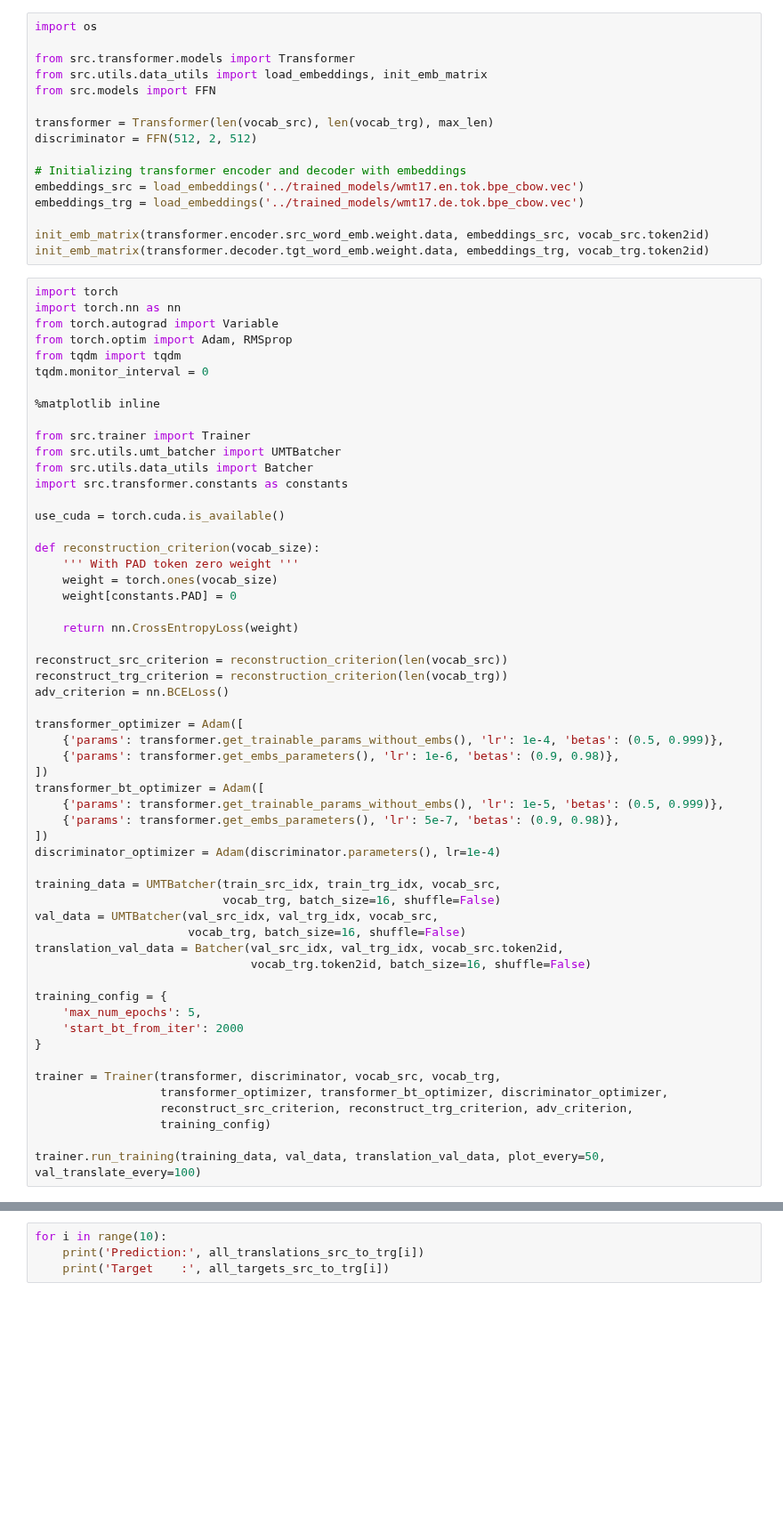
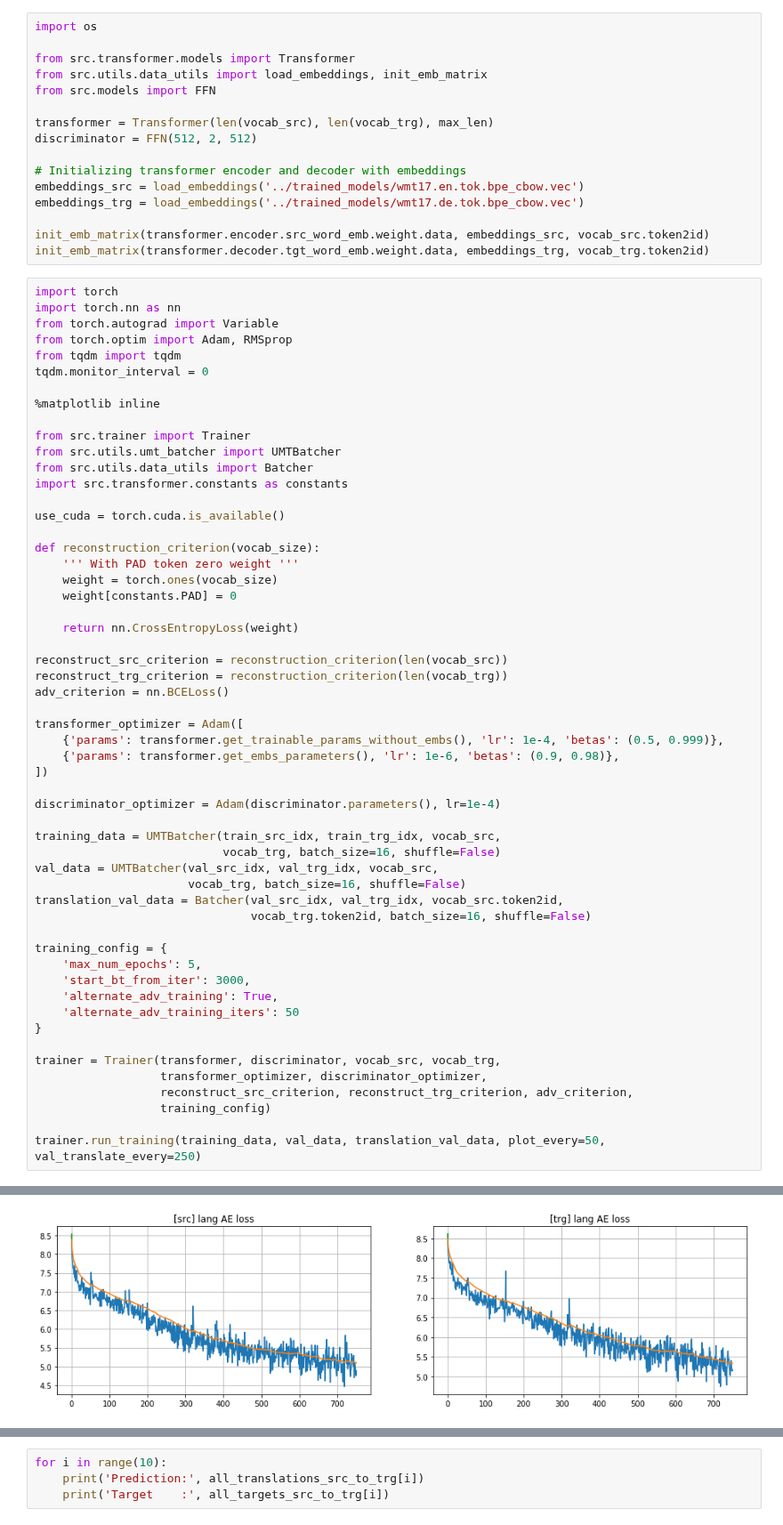
Before and after one commit to universome/text-style-transfer, a Jupyter notebook: notebooks/unsupervised-mt.ipynb, the cells around one changed output, grey strips where cells are left out. Shown at 89% size. Cells and saved outputs as stored; diff of their text form; blank space fills up the shorter version.

Commit message:
feat: alternate training between generator and discriminator

```diff
--- a/notebooks/unsupervised-mt.ipynb
+++ b/notebooks/unsupervised-mt.ipynb
@@ -81,10 +81,7 @@ transformer_optimizer = Adam([
     {'params': transformer.get_trainable_params_without_embs(), 'lr': 1e-4, 'betas': (0.5, 0.999)},
     {'params': transformer.get_embs_parameters(), 'lr': 1e-6, 'betas': (0.9, 0.98)},
 ])
-transformer_bt_optimizer = Adam([
-    {'params': transformer.get_trainable_params_without_embs(), 'lr': 1e-5, 'betas': (0.5, 0.999)},
-    {'params': transformer.get_embs_parameters(), 'lr': 5e-7, 'betas': (0.9, 0.98)},
-])
+
 discriminator_optimizer = Adam(discriminator.parameters(), lr=1e-4)
 
 training_data = UMTBatcher(train_src_idx, train_trg_idx, vocab_src,
@@ -96,13 +93,15 @@ translation_val_data = Batcher(val_src_idx, val_trg_idx, vocab_src.token2id,
 
 training_config = {
     'max_num_epochs': 5,
-    'start_bt_from_iter': 2000
+    'start_bt_from_iter': 3000,
+    'alternate_adv_training': True,
+    'alternate_adv_training_iters': 50
 }
 
 trainer = Trainer(transformer, discriminator, vocab_src, vocab_trg,
-                  transformer_optimizer, transformer_bt_optimizer, discriminator_optimizer,
+                  transformer_optimizer, discriminator_optimizer,
                   reconstruct_src_criterion, reconstruct_trg_criterion, adv_criterion,
                   training_config)
 
-trainer.run_training(training_data, val_data, translation_val_data, plot_every=50, val_translate_every=100)
+trainer.run_training(training_data, val_data, translation_val_data, plot_every=50, val_translate_every=250)
 # %% [output]
@@ -109,0 +108 @@ RuntimeError: Trying to backward through the graph a second time, but the buffer
+[figure, added]
```
Also changed, not shown: parts of 1 cell of this notebook, 1 other file.
